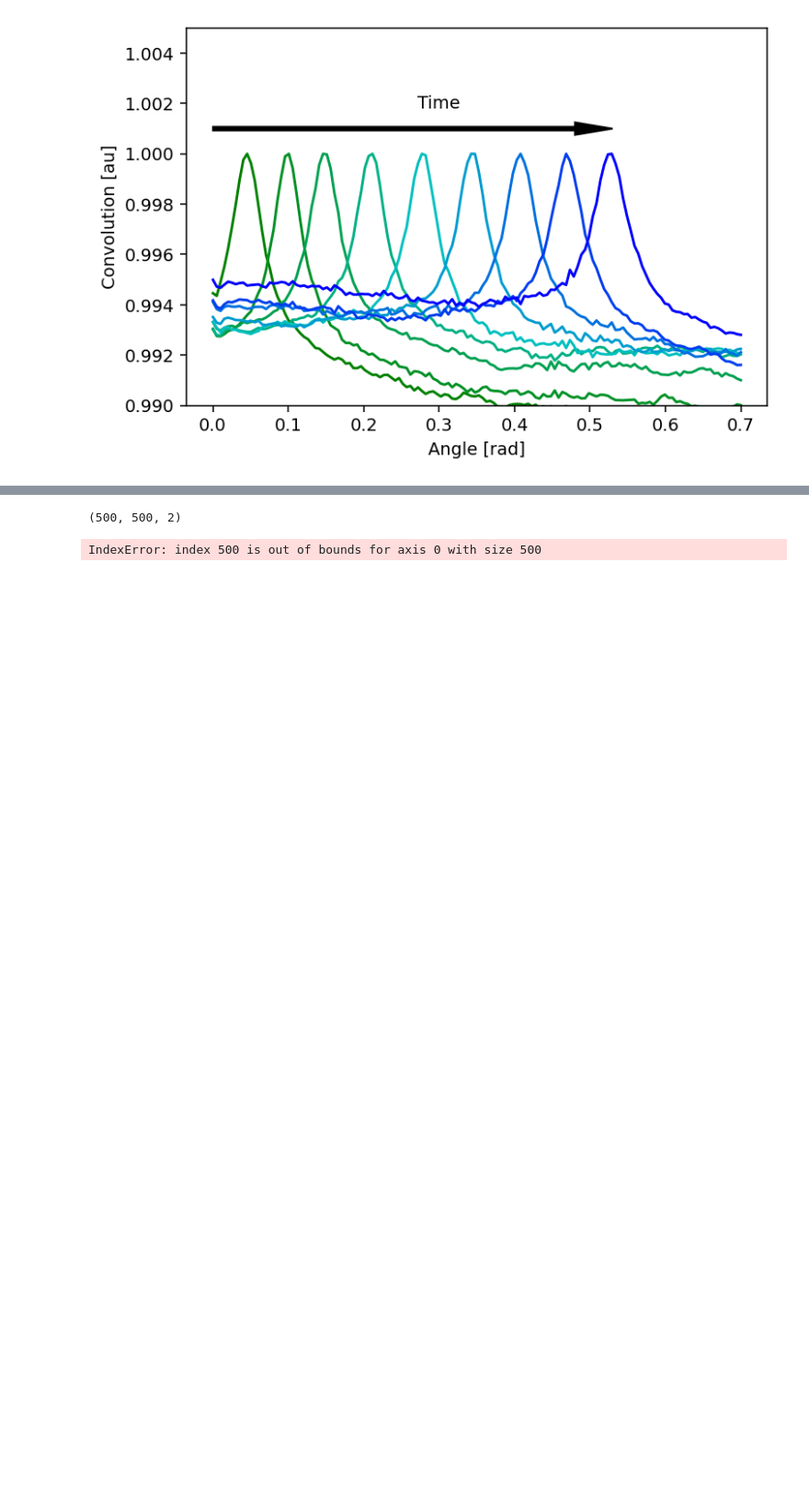
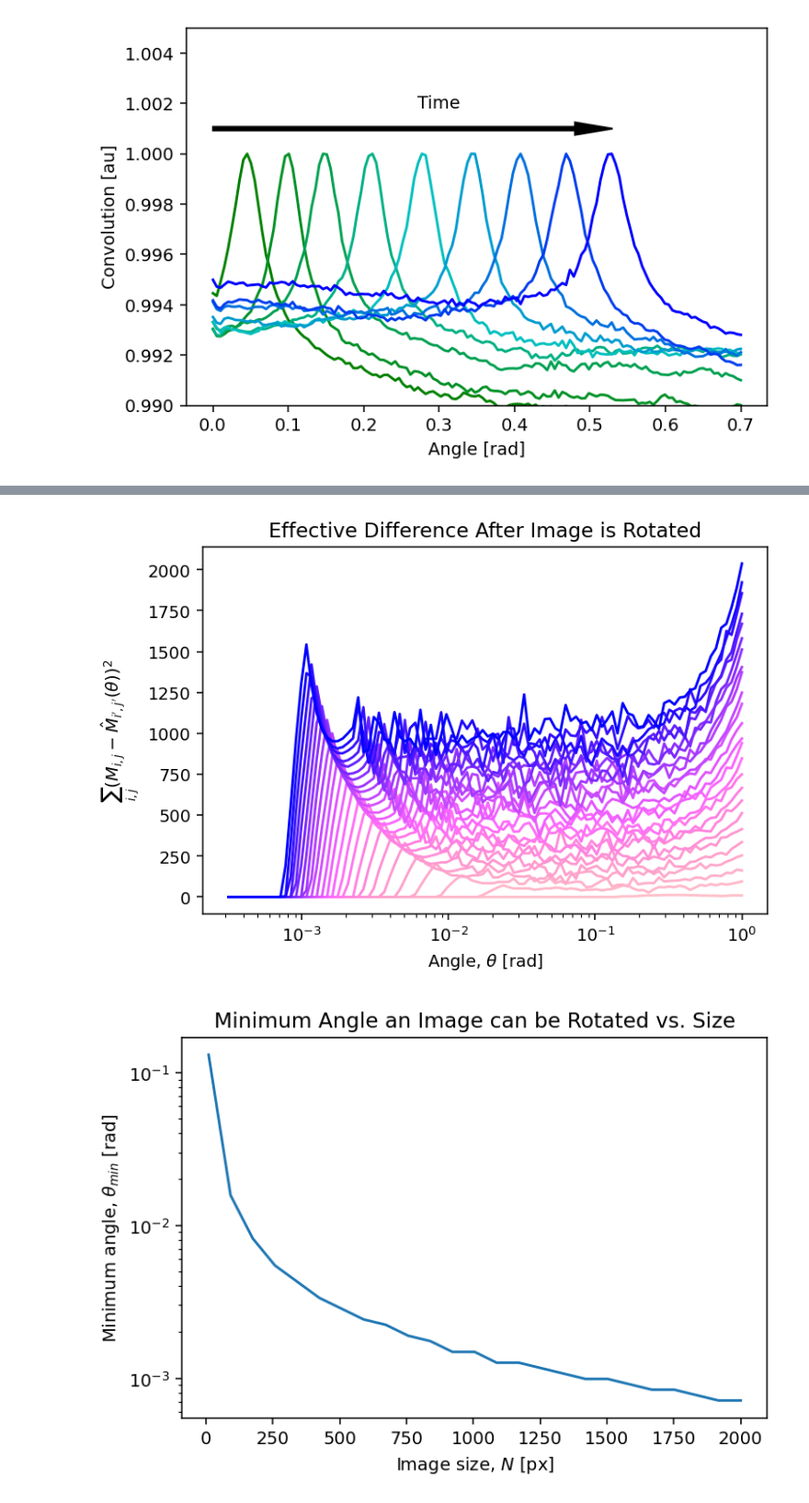
Before and after one commit to Jfeatherstone/pepe, a Jupyter notebook: notebooks/angular_convolution_test.ipynb, the cells around one changed output, grey strips where cells are left out. Shown at 92% size. Drawn from its saved outputs; the diff is of its cells as text; code cells hidden in the pictures; blank space fills up the shorter version.

Commit message:
Regenerated documentation and tested angular convolution

```diff
--- a/notebooks/angular_convolution_test.ipynb
+++ b/notebooks/angular_convolution_test.ipynb
@@ -1,7 +1,11 @@
 # %%
 import numpy as np
 import matplotlib.pyplot as plt
+import matplotlib.cm as cm
+import matplotlib.colors as mcolors
+
 plt.rcParams["figure.dpi"] = 140
+plt.rcParams["font.family"] = 'sans-serif'
 
 from colour import Color
 import sys
@@ -177,24 +185,39 @@ plt.show()
 # %%
-# Generate two row vectors of the indices
-indices = np.unravel_index(np.arange(len(testCircle.flatten())), testCircle.shape)
-# Zip each pair together, into a flat array
-indices = np.array(list(zip(indices[0], indices[1])))
-# Put it back into matrix structure, such that the element at [i,j] is [i,j]
-indices = indices.reshape((*testCircle.shape, 2))
+NArr = np.linspace(10, 2000, 25, dtype=np.int64)
+minThetaArr = np.zeros(len(NArr))
 
-angle = .1
-rotMatrix = np.array([[np.cos(angle), np.sin(angle)],
-                      [-np.sin(angle), np.cos(angle)]])
+colors = list(Color('pink').range_to(Color("blue"),len(NArr)))
 
-rotatedIndices = np.int64(indices @ rotMatrix)
+testThetaArr = 10**np.linspace(0, -3.5, 100)
 
-# Remove bad indices
-#rotatedIndices[rotatedIndices < 0] = 0
-#rotatedIndices[rotatedIndices > 499] = 0
-#rotatedIndices = np.where(rotatedIndices > 0, rotatedIndices, [0, 0])
-print(rotatedIndices.shape)
-plt.imshow(testCircle[np.int64(rotatedIndices)])
+for i in range(len(NArr)):
+
+    # To do this, we randomly generate some noise in a circle
+    imgSize = np.repeat(NArr[i], 2)
+    noiseImg = np.random.uniform(1, size=imgSize)
+    fakeImg = circularMask(noiseImg.shape, np.array(noiseImg.shape)/2, int(imgSize[0]/3))[:,:,0] * noiseImg
+
+    thetaDiffArr = np.zeros(len(testThetaArr))
+    for j in range(len(thetaDiffArr)):
+        thetaDiffArr[j] = np.sum((fakeImg - np.array(Image.fromarray(fakeImg).rotate(180/np.pi * testThetaArr[j])))**2)
+
+    minThetaArr[i] = testThetaArr[np.where(thetaDiffArr == 0)[0][0]]
+    plt.plot(testThetaArr, thetaDiffArr, c=str(colors[i]))
+
+plt.xscale('log')
+plt.xlabel(r'Angle, $\theta$ [rad]')
+plt.ylabel(r"$\sum_{i,j}(M_{i,j} - \hat M_{i',j'}(\theta))^2$")
+plt.title('Effective Difference After Image is Rotated')
+plt.savefig('../images/angular_conv_min_angle_1.png')
 plt.show()
+
+plt.plot(NArr, minThetaArr)
+plt.xlabel('Image size, $N$ [px]')
+plt.ylabel(r'Minimum angle, $\theta_{min}$ [rad]')
+plt.yscale('log')
+plt.title('Minimum Angle an Image can be Rotated vs. Size')
+plt.savefig('../images/angular_conv_min_angle_2.png')
+plt.show()
 # %% [output]
-(500, 500, 2)
-IndexError: index 500 is out of bounds for axis 0 with size 500
+[figure, added]
+[figure, added]
```
Also changed, not shown: parts of 3 cells of this notebook, 29 other files.
